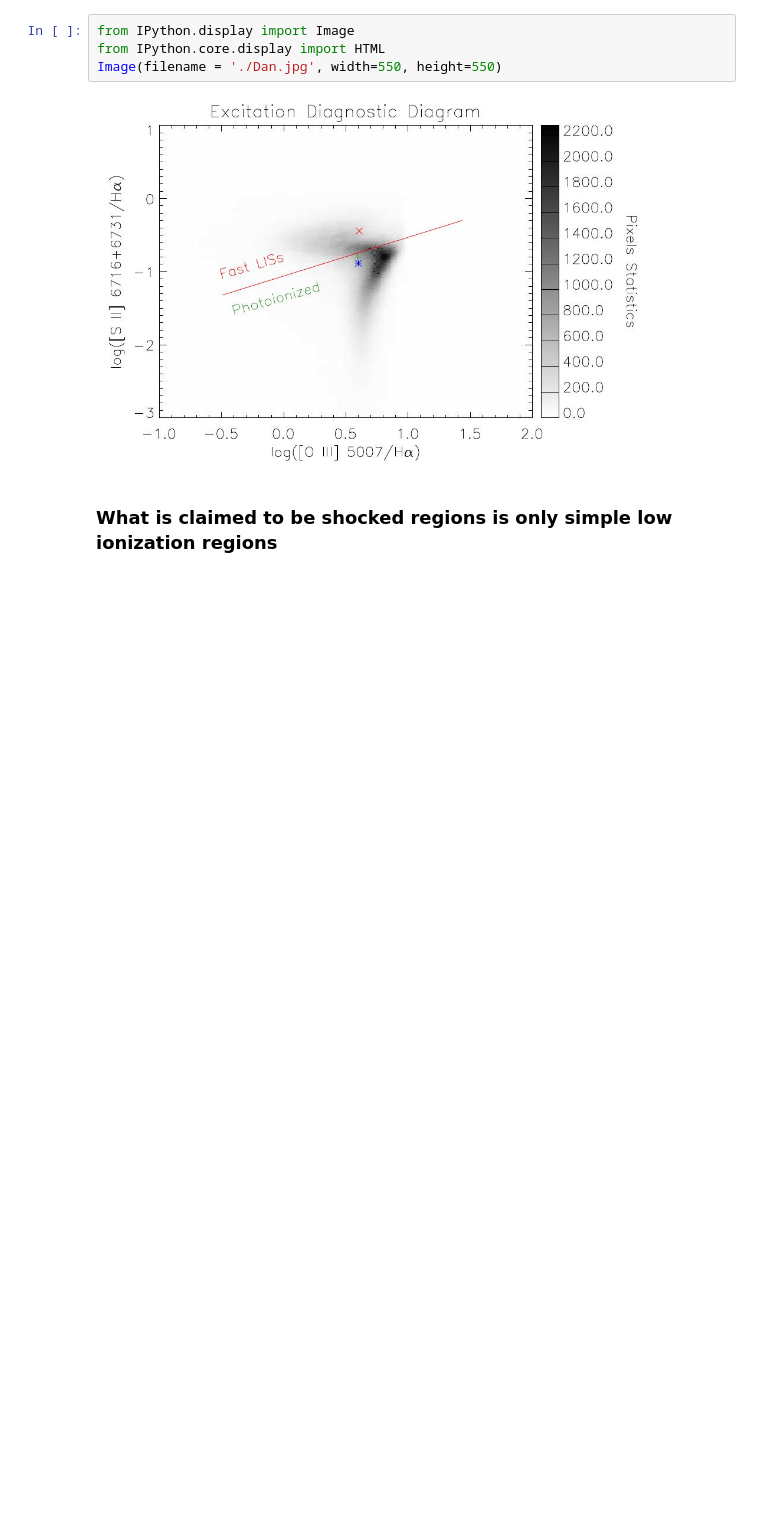
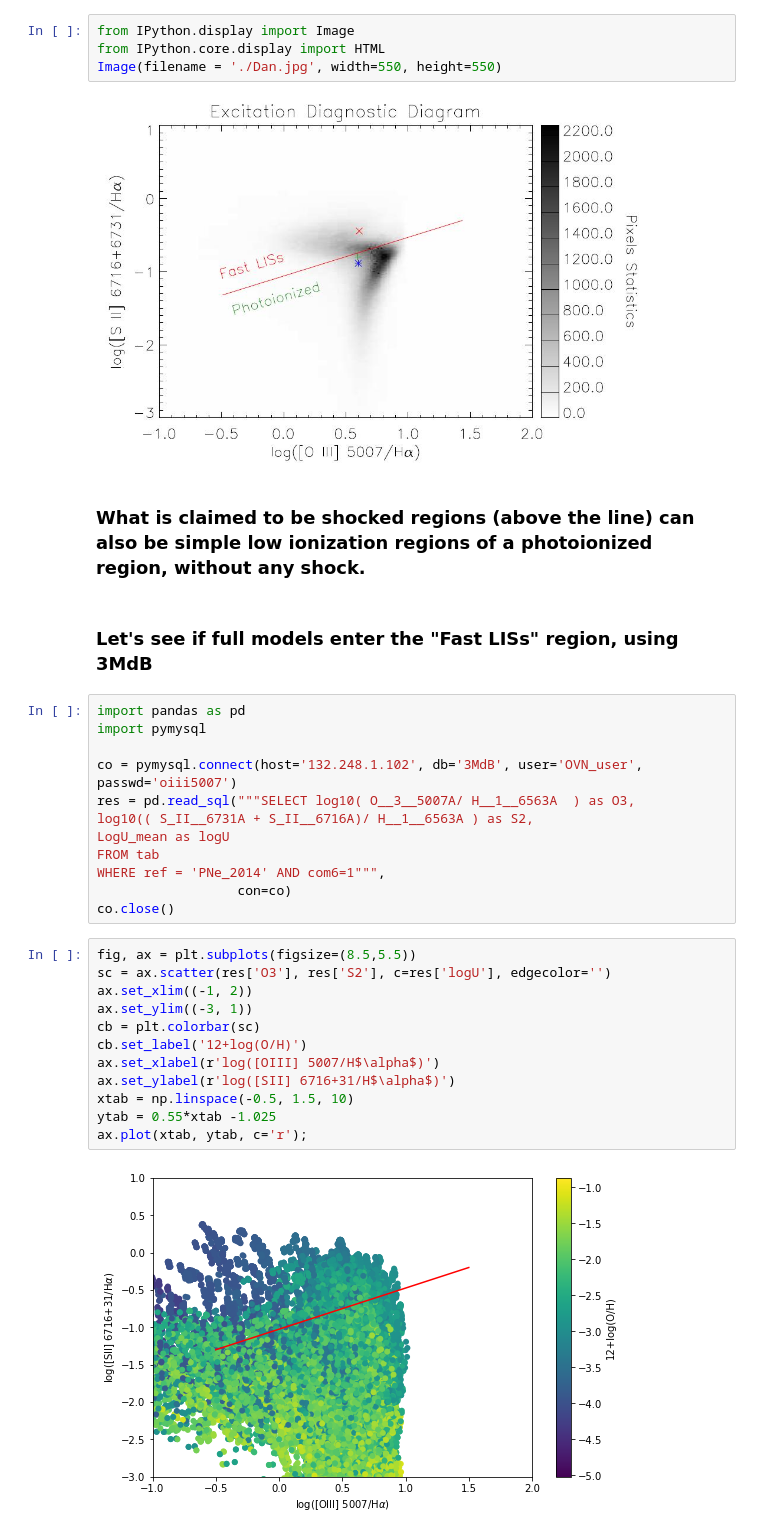
Before and after one commit to Morisset/pyCloudy, a Jupyter notebook: pyCloudy/docs/shocks.ipynb, the cells around one changed output. Saved outputs shown, nothing was run; the diff lists cells and outputs as text; blank space fills up the shorter version.

Commit message:
Update shocks

```diff
--- a/pyCloudy/docs/shocks.ipynb
+++ b/pyCloudy/docs/shocks.ipynb
@@ -126,4 +132,32 @@ Image(filename = './Dan.jpg', width=550, height=550)
 # %% [output]
 [figure]
 # %% [markdown]
-### What is claimed to be shocked regions is only simple low ionization regions
+### What is claimed to be shocked regions (above the line) can also be simple low ionization regions of a photoionized region, without any shock.
+# %% [markdown]
+### Let's see if full models enter the "Fast LISs" region, using 3MdB
+# %%
+import pandas as pd
+import pymysql
+
+co = pymysql.connect(host='132.248.1.102', db='3MdB', user='OVN_user', passwd='oiii5007')
+res = pd.read_sql("""SELECT log10( O__3__5007A/ H__1__6563A  ) as O3,
+log10(( S_II__6731A + S_II__6716A)/ H__1__6563A ) as S2,
+LogU_mean as logU
+FROM tab
+WHERE ref = 'PNe_2014' AND com6=1""",
+                  con=co)
+co.close()
+# %%
+fig, ax = plt.subplots(figsize=(8.5,5.5))
+sc = ax.scatter(res['O3'], res['S2'], c=res['logU'], edgecolor='')
+ax.set_xlim((-1, 2))
+ax.set_ylim((-3, 1))
+cb = plt.colorbar(sc)
+cb.set_label('12+log(O/H)')
+ax.set_xlabel(r'log([OIII] 5007/H$\alpha$)')
+ax.set_ylabel(r'log([SII] 6716+31/H$\alpha$)')
+xtab = np.linspace(-0.5, 1.5, 10)
+ytab = 0.55*xtab -1.025
+ax.plot(xtab, ytab, c='r');
+# %% [output]
+[figure, added]
```
Also changed, not shown: parts of 4 cells of this notebook.
